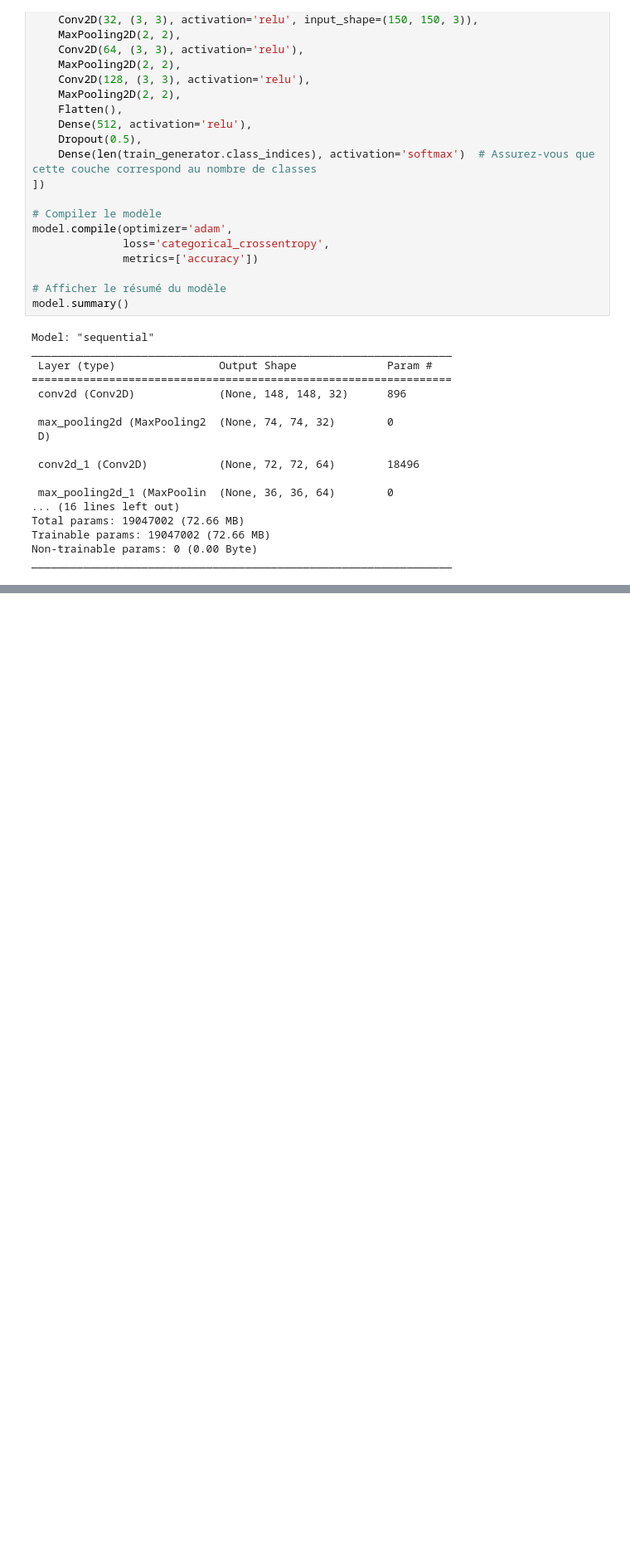
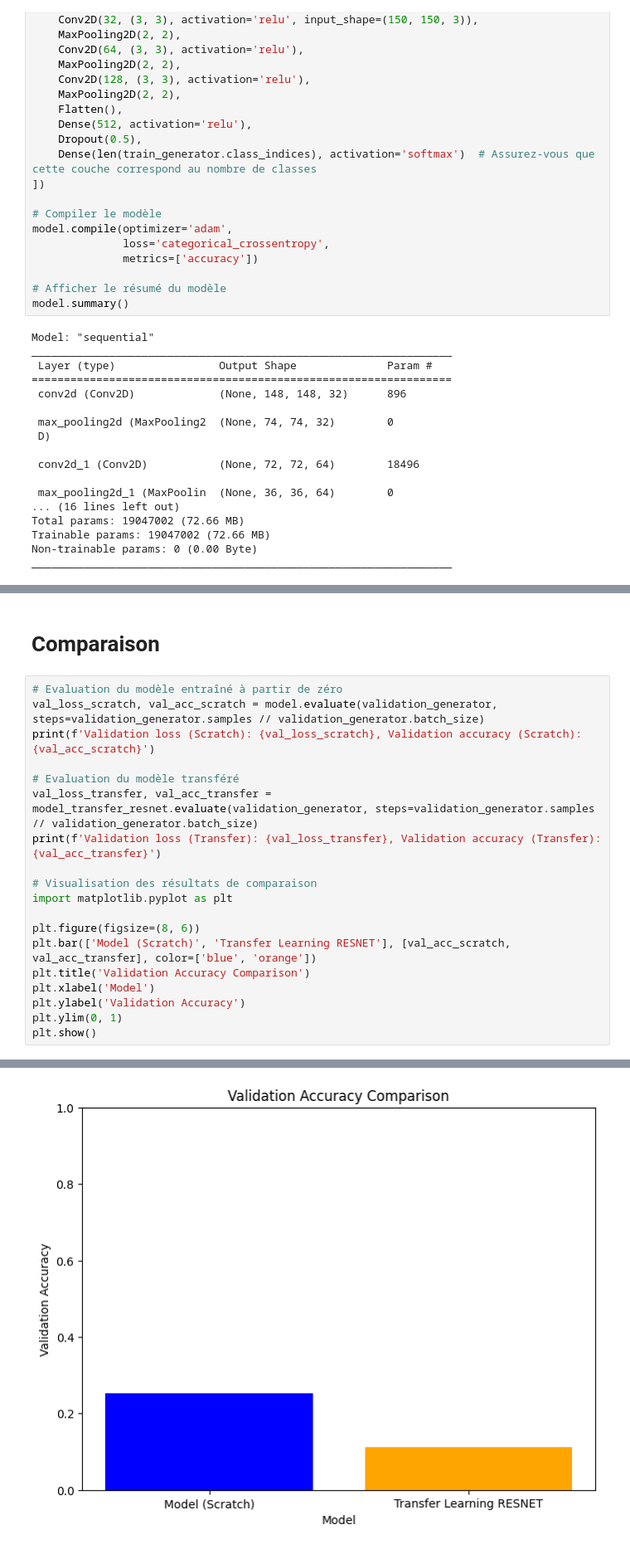
Before and after one commit to LunaGrandjean/PROJET_DEEP_LEARNING, a Jupyter notebook: Projet.ipynb, the cells around one changed output, grey strips where cells are left out. Shown at 83% size. Saved outputs shown, nothing was run; the diff lists cells and outputs as text; blank space fills up the shorter version.

```diff
--- a/Projet.ipynb
+++ b/Projet.ipynb
@@ -281,0 +493,22 @@ plt.show()
+# %% [markdown]
+# Comparaison
+# %%
+# Evaluation du modèle entraîné à partir de zéro
+val_loss_scratch, val_acc_scratch = model.evaluate(validation_generator, steps=validation_generator.samples // validation_generator.batch_size)
+print(f'Validation loss (Scratch): {val_loss_scratch}, Validation accuracy (Scratch): {val_acc_scratch}')
+
+# Evaluation du modèle transféré
+val_loss_transfer, val_acc_transfer = model_transfer_resnet.evaluate(validation_generator, steps=validation_generator.samples // validation_generator.batch_size)
+print(f'Validation loss (Transfer): {val_loss_transfer}, Validation accuracy (Transfer): {val_acc_transfer}')
+
+# Visualisation des résultats de comparaison
+import matplotlib.pyplot as plt
+
+plt.figure(figsize=(8, 6))
+plt.bar(['Model (Scratch)', 'Transfer Learning RESNET'], [val_acc_scratch, val_acc_transfer], color=['blue', 'orange'])
+plt.title('Validation Accuracy Comparison')
+plt.xlabel('Model')
+plt.ylabel('Validation Accuracy')
+plt.ylim(0, 1)
+plt.show()
+# %% [output]
@@ -281,0 +519 @@ plt.show()
+[figure, added]
```
Also changed, not shown: parts of 26 cells of this notebook.
